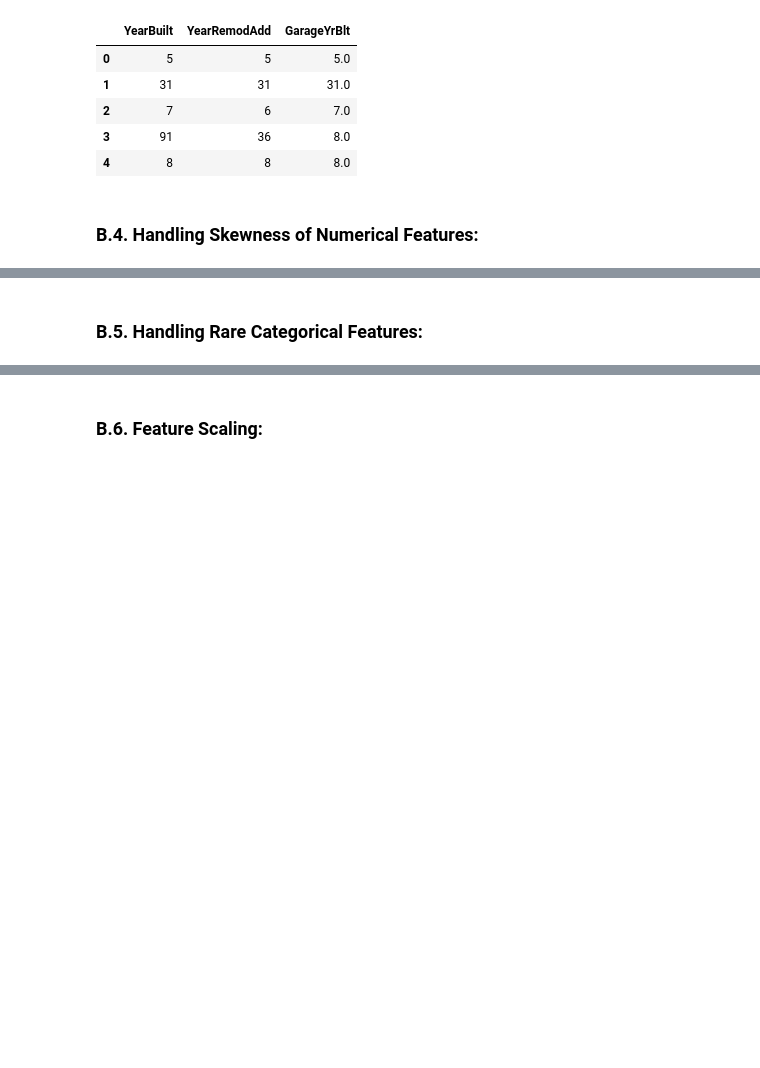
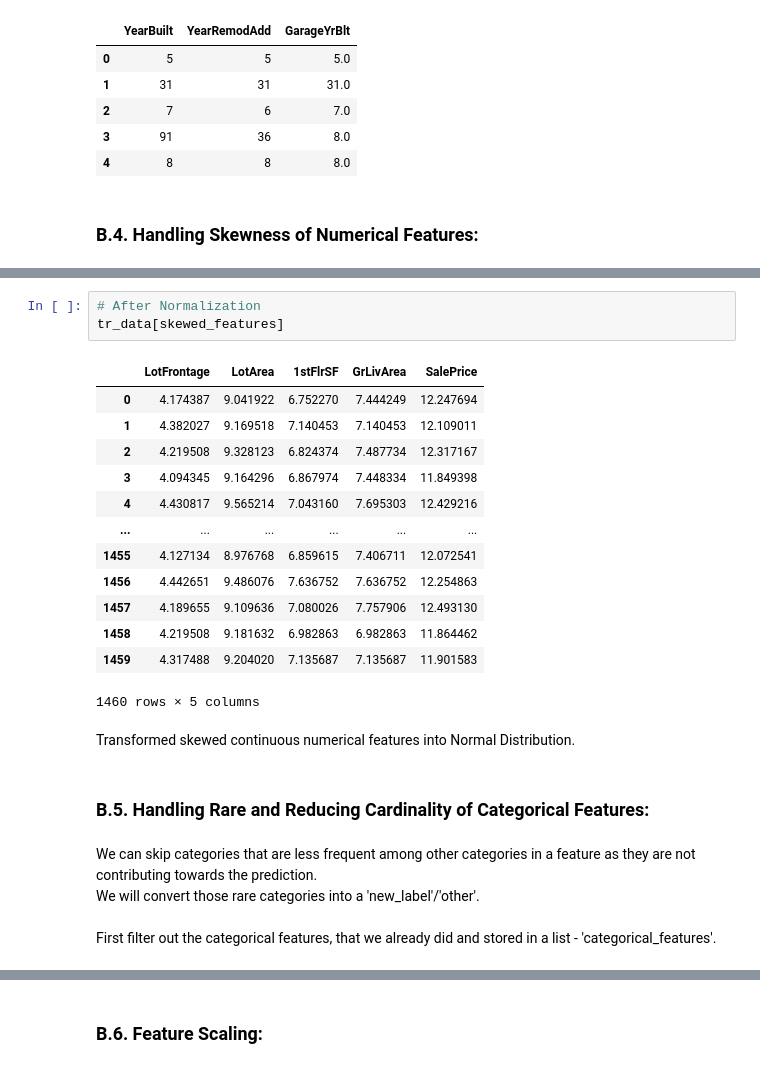
Before and after one commit to arpanmndl/house-price-prediction, a Jupyter notebook: house-price-prediction.ipynb, the cells around one changed output, grey strips where cells are left out. Saved outputs shown, nothing was run; the diff lists cells and outputs as text; blank space fills up the shorter version.

```diff
--- a/house-price-prediction.ipynb
+++ b/house-price-prediction.ipynb
@@ -647,2 +674,23 @@ tr_data[['YearBuilt', 'YearRemodAdd', 'GarageYrBlt']].head()
+# %%
+# After Normalization
+tr_data[skewed_features]
+# %% [output]
+|  | LotFrontage | LotArea | 1stFlrSF | GrLivArea | SalePrice |
+| 0 | 4.174387 | 9.041922 | 6.752270 | 7.444249 | 12.247694 |
+| 1 | 4.382027 | 9.169518 | 7.140453 | 7.140453 | 12.109011 |
+| 2 | 4.219508 | 9.328123 | 6.824374 | 7.487734 | 12.317167 |
+| 3 | 4.094345 | 9.164296 | 6.867974 | 7.448334 | 11.849398 |
+| 4 | 4.430817 | 9.565214 | 7.043160 | 7.695303 | 12.429216 |
+| ... | ... | ... | ... | ... | ... |
+| 1455 | 4.127134 | 8.976768 | 6.859615 | 7.406711 | 12.072541 |
+| 1456 | 4.442651 | 9.486076 | 7.636752 | 7.636752 | 12.254863 |
+| 1457 | 4.189655 | 9.109636 | 7.080026 | 7.757906 | 12.493130 |
+| 1458 | 4.219508 | 9.181632 | 6.982863 | 6.982863 | 11.864462 |
+| 1459 | 4.317488 | 9.204020 | 7.135687 | 7.135687 | 11.901583 |
+1460 rows × 5 columns
+# %% [markdown]
+Transformed skewed continuous numerical features into Normal Distribution.
 # %% [markdown]
-<h3> B.5. Handling Rare Categorical Features: </h3>
+<h3> B.5. Handling Rare and Reducing Cardinality of Categorical Features: </h3>
+# %% [markdown]
+We can skip categories that are less frequent among other categories in a feature as they are not contributing towards the prediction.<br>We will convert those rare categories into a 'new_label'/'other'.<br><br>First filter out the categorical features, that we already did and stored in a list - 'categorical_features'.
```
Also changed, not shown: parts of 22 cells of this notebook.
